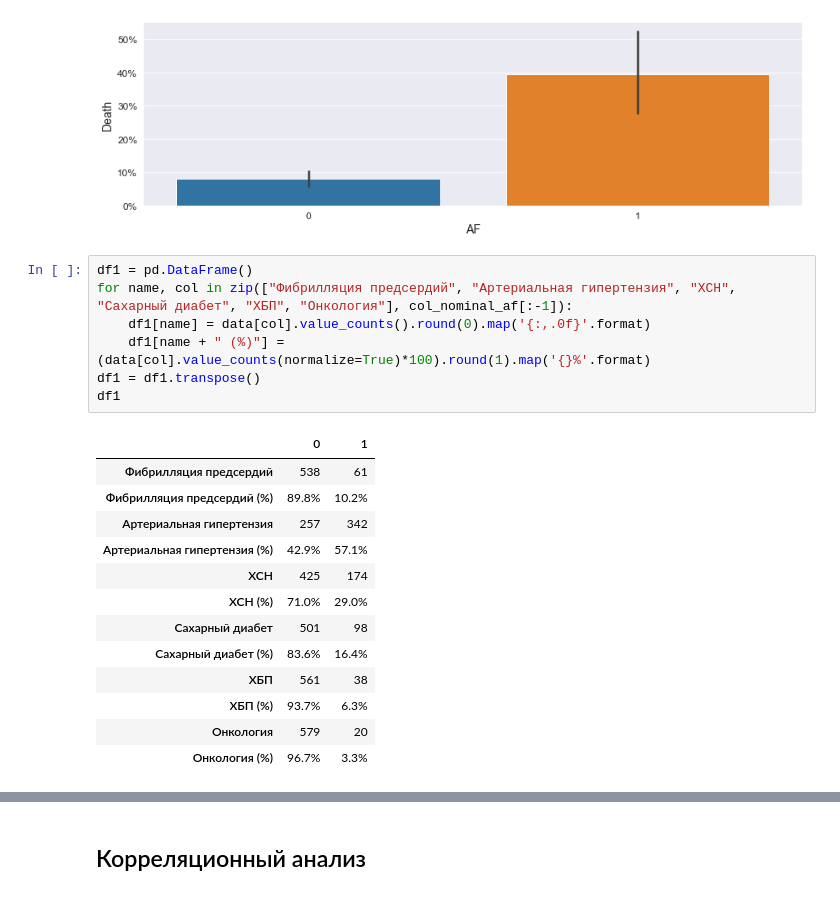
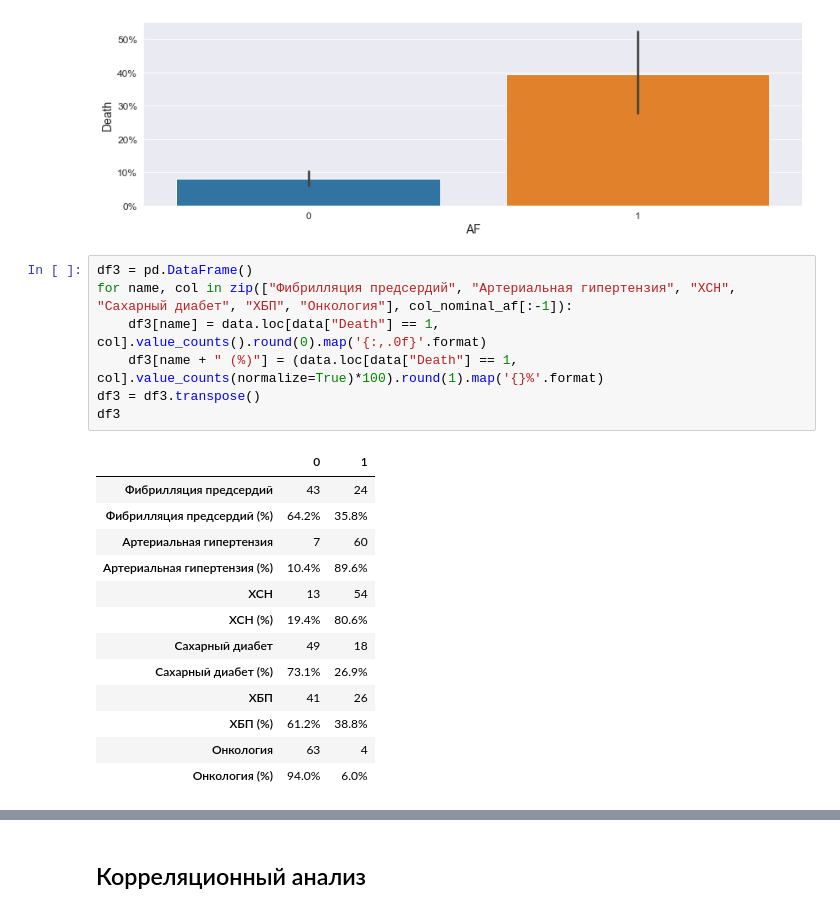
Before and after one commit to Aleee/rsschool_ml, a Jupyter notebook: !Report.ipynb, the cells around one changed output, grey strips where cells are left out. Cells and saved outputs as stored; diff of their text form.

```diff
--- a/!Report.ipynb
+++ b/!Report.ipynb
@@ -284,23 +297,23 @@ ax.yaxis.set_major_formatter(mtick.PercentFormatter(1));
 # %% [output]
 [figure]
 # %%
-df1 = pd.DataFrame()
+df3 = pd.DataFrame()
 for name, col in zip(["Фибрилляция предсердий", "Артериальная гипертензия", "ХСН", "Сахарный диабет", "ХБП", "Онкология"], col_nominal_af[:-1]):
-    df1[name] = data[col].value_counts().round(0).map('{:,.0f}'.format)
-    df1[name + " (%)"] = (data[col].value_counts(normalize=True)*100).round(1).map('{}%'.format)
-df1 = df1.transpose()
-df1
+    df3[name] = data.loc[data["Death"] == 1, col].value_counts().round(0).map('{:,.0f}'.format)
+    df3[name + " (%)"] = (data.loc[data["Death"] == 1, col].value_counts(normalize=True)*100).round(1).map('{}%'.format)
+df3 = df3.transpose()
+df3
 # %% [output]
 |  | 0 | 1 |
-| Фибрилляция предсердий | 538 | 61 |
-| Фибрилляция предсердий (%) | 89.8% | 10.2% |
-| Артериальная гипертензия | 257 | 342 |
-| Артериальная гипертензия (%) | 42.9% | 57.1% |
-| ХСН | 425 | 174 |
-| ХСН (%) | 71.0% | 29.0% |
-| Сахарный диабет | 501 | 98 |
-| Сахарный диабет (%) | 83.6% | 16.4% |
-| ХБП | 561 | 38 |
-| ХБП (%) | 93.7% | 6.3% |
-| Онкология | 579 | 20 |
-| Онкология (%) | 96.7% | 3.3% |
+| Фибрилляция предсердий | 43 | 24 |
+| Фибрилляция предсердий (%) | 64.2% | 35.8% |
+| Артериальная гипертензия | 7 | 60 |
+| Артериальная гипертензия (%) | 10.4% | 89.6% |
+| ХСН | 13 | 54 |
+| ХСН (%) | 19.4% | 80.6% |
+| Сахарный диабет | 49 | 18 |
+| Сахарный диабет (%) | 73.1% | 26.9% |
+| ХБП | 41 | 26 |
+| ХБП (%) | 61.2% | 38.8% |
+| Онкология | 63 | 4 |
+| Онкология (%) | 94.0% | 6.0% |
```
Also changed, not shown: parts of 16 cells of this notebook.
